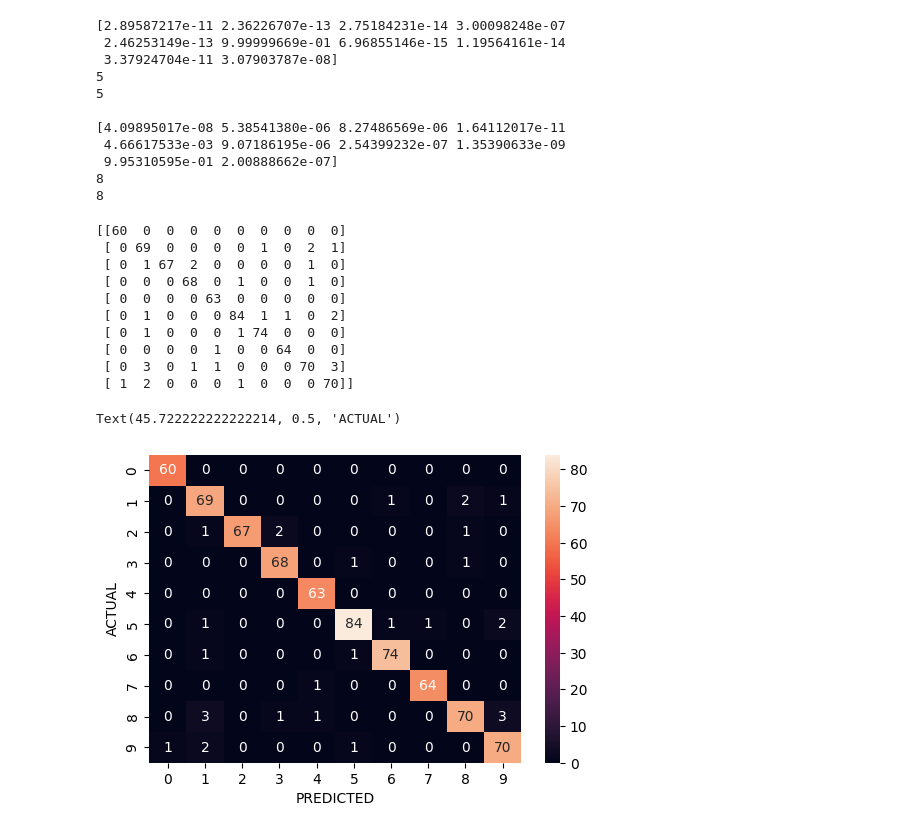
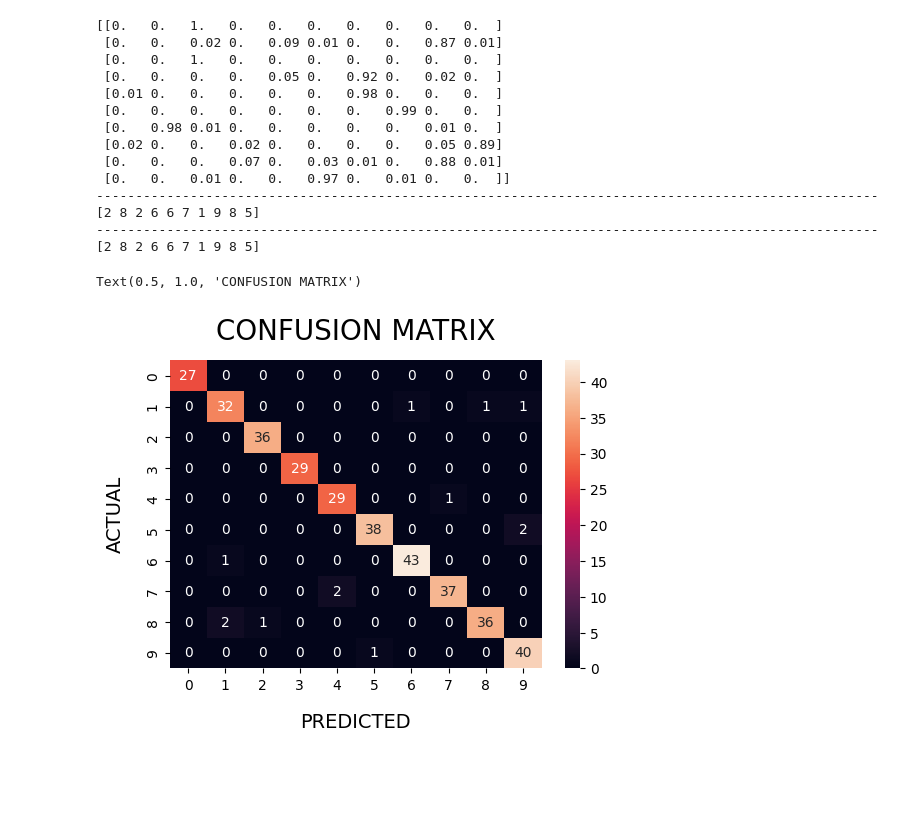
Before and after one commit to manhtdxxx/learn-ML, a Jupyter notebook: 02 - Machine Learning/04.2 Logistic Regression (Multi-class).ipynb, the cells around one changed output. Cells and saved outputs as stored; diff of their text form; code cells hidden in the pictures; blank space fills up the shorter version.

```diff
--- a/02 - Machine Learning/04.2 Logistic Regression (Multi-class).ipynb
+++ b/02 - Machine Learning/04.2 Logistic Regression (Multi-class).ipynb
@@ -107,8 +90,8 @@ df
 # %%
-X = digit.data
+X = digit.data / np.max(digit.data)  # for scaling
 Y = digit.target
-X_train,X_test,Y_train,Y_test = train_test_split(X,Y,train_size=0.6,random_state=0)
+X_train, X_test, Y_train, Y_test = train_test_split(X, Y, train_size=0.8, random_state=0)
 # %%
-LoR = LogisticRegression()
+LoR = LogisticRegression(max_iter=200, multi_class='multinomial')
 LoR.fit(X_train,Y_train)
 # %% [output]
@@ -123,45 +99,37 @@ LogisticRegression()
 # %%
-Yp_train = LoR.predict(X_train)
-Yp_train_pro = LoR.predict_proba(X_train)
-print(Yp_train_pro[1])
-print(Yp_train[1])
-print(Y_train[1])
-print()
 Yp_test = LoR.predict(X_test)
-Yp_test_pro = LoR.predict_proba(X_test)
-print(Yp_test_pro[1])
-print(Yp_test[1])
-print(Y_test[1])
+
+proba_test = LoR.predict_proba(X_test)
+proba_test = np.round(proba_test, 2)
+
+print(proba_test[:10])
+print('-'*100)
+print(Yp_test[:10])
+print('-'*100)
+print(Y_test[:10])
 # %% [output]
-[2.89587217e-11 2.36226707e-13 2.75184231e-14 3.00098248e-07
- 2.46253149e-13 9.99999669e-01 6.96855146e-15 1.19564161e-14
- 3.37924704e-11 3.07903787e-08]
-5
-5
-
-[4.09895017e-08 5.38541380e-06 8.27486569e-06 1.64112017e-11
- 4.66617533e-03 9.07186195e-06 2.54399232e-07 1.35390633e-09
- 9.95310595e-01 2.00888662e-07]
-8
-8
+[[0.   0.   1.   0.   0.   0.   0.   0.   0.   0.  ]
+ [0.   0.   0.02 0.   0.09 0.01 0.   0.   0.87 0.01]
+ [0.   0.   1.   0.   0.   0.   0.   0.   0.   0.  ]
+ [0.   0.   0.   0.   0.05 0.   0.92 0.   0.02 0.  ]
+ [0.01 0.   0.   0.   0.   0.   0.98 0.   0.   0.  ]
+ [0.   0.   0.   0.   0.   0.   0.   0.99 0.   0.  ]
+ [0.   0.98 0.01 0.   0.   0.   0.   0.   0.01 0.  ]
+ [0.02 0.   0.   0.02 0.   0.   0.   0.   0.05 0.89]
+ [0.   0.   0.   0.07 0.   0.03 0.01 0.   0.88 0.01]
+ [0.   0.   0.01 0.   0.   0.97 0.   0.01 0.   0.  ]]
+----------------------------------------------------------------------------------------------------
+[2 8 2 6 6 7 1 9 8 5]
+----------------------------------------------------------------------------------------------------
+[2 8 2 6 6 7 1 9 8 5]
 # %%
 cm = confusion_matrix(Y_test,Yp_test)
-print(cm)
 
 plt.figure(figsize=(6,4))
 sn.heatmap(data=cm, annot=True)
-plt.xlabel('PREDICTED',fontsize=10)
-plt.ylabel('ACTUAL',fontsize=10)
+plt.xlabel('PREDICTED',fontsize=14, labelpad=15)
+plt.ylabel('ACTUAL',fontsize=14, labelpad=15)
+plt.title('CONFUSION MATRIX', fontsize=20, pad=15)
 # %% [output]
-[[60  0  0  0  0  0  0  0  0  0]
- [ 0 69  0  0  0  0  1  0  2  1]
- [ 0  1 67  2  0  0  0  0  1  0]
- [ 0  0  0 68  0  1  0  0  1  0]
- [ 0  0  0  0 63  0  0  0  0  0]
- [ 0  1  0  0  0 84  1  1  0  2]
- [ 0  1  0  0  0  1 74  0  0  0]
- [ 0  0  0  0  1  0  0 64  0  0]
- [ 0  3  0  1  1  0  0  0 70  3]
- [ 1  2  0  0  0  1  0  0  0 70]]
+Text(0.5, 1.0, 'CONFUSION MATRIX')
-Text(45.722222222222214, 0.5, 'ACTUAL')
-[figure, old version]
+[figure, new version]
```
Also changed, not shown: parts of 12 cells of this notebook, 11 other files.
